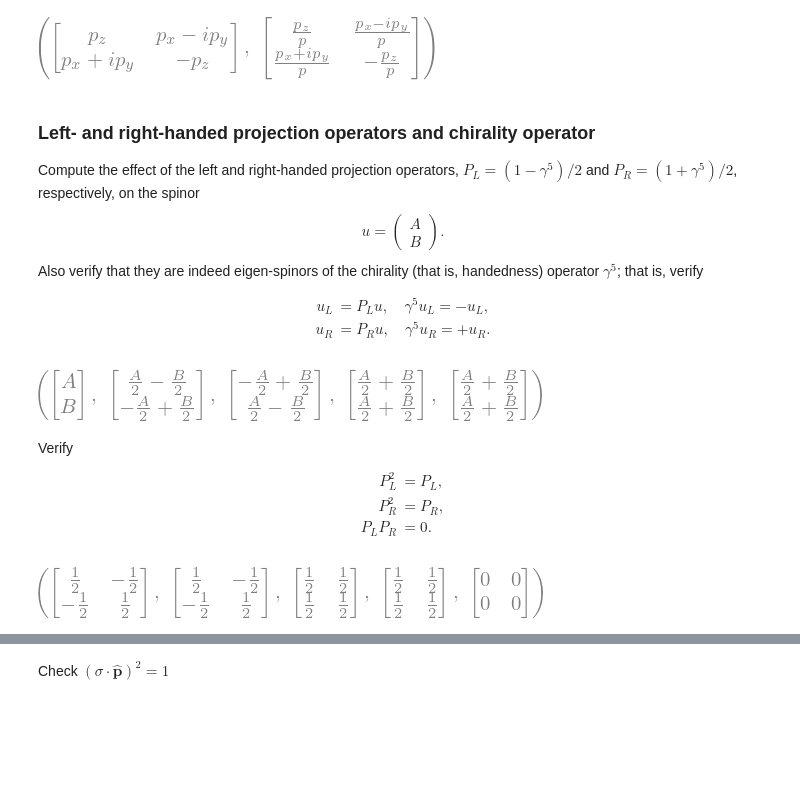
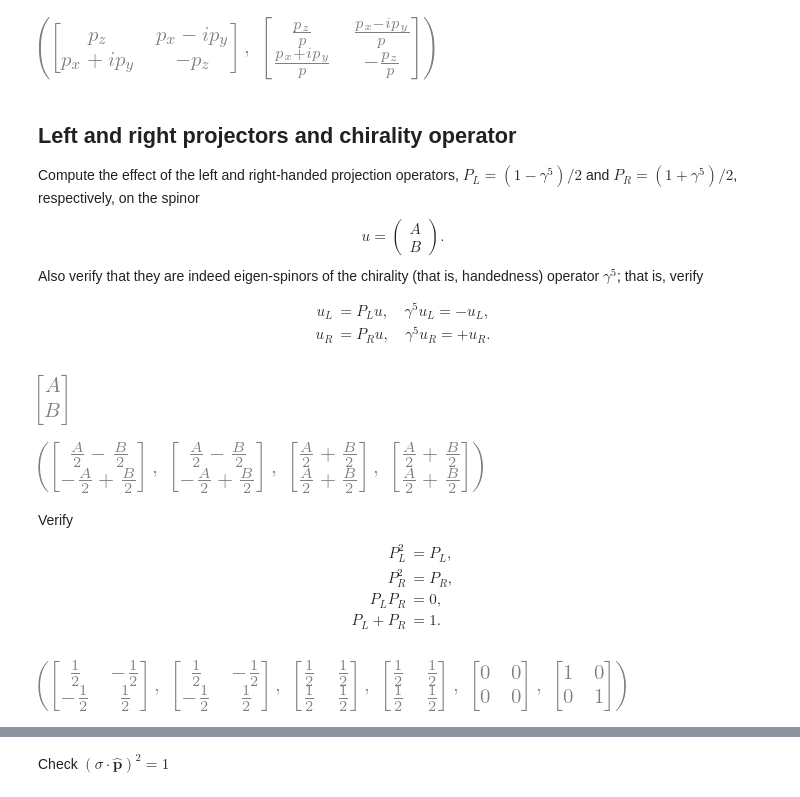
Before and after one commit to hbprosper/HEP1, a Jupyter notebook: xsections/EplusEminusToMuonPairs.ipynb, the cells around one changed output, grey strips where cells are left out. Cells and saved outputs as stored; diff of their text form; code cells hidden in the pictures; blank space fills up the shorter version.

```diff
--- a/xsections/EplusEminusToMuonPairs.ipynb
+++ b/xsections/EplusEminusToMuonPairs.ipynb
@@ -166,30 +176,35 @@ sigmap, sigmaphat
 # %% [output]
 [figure]
 # %% [markdown]
-### Left- and right-handed projection operators and chirality operator
+## Left and right projectors and chirality operator
 Compute the effect of the left and right-handed projection operators, $P_L = (1 - \gamma^5)/2$ and $P_R = (1 + \gamma^5)/2$, respectively, on the spinor $$u = \begin{pmatrix} A \\ B \end{pmatrix}.$$ Also verify that they are indeed eigen-spinors of the chirality (that is, handedness) operator $\gamma^5$; that is, verify
 
 \begin{align}
     u_L & = P_L u, \quad \gamma^5 u_L = -u_L, \\
     u_R & = P_R u, \quad \gamma^5 u_R = +u_R.
 \end{align}
+# %%
+AB
+# %% [output]
+[figure, added]
 # %%
 UL = pL*AB
 UR = pR*AB
-AB, UL, g5*UL, UR, g5*UR
+UL, (-g5*UL).expand(), UR, g5*UR
 # %% [output]
-[figure, old version]
+[figure, new version]
 # %% [markdown]
 Verify
 \begin{align}
     P_L^2 & = P_L,\\
     P_R^2 & = P_R,\\
-    P_L P_R & = 0.
+    P_L P_R & = 0,\\
+    P_L + P_R & = 1.
 \end{align}
 # %%
-pL*pL, pL, pR*pR, pR, pL*pR
+pL*pL, pL, pR*pR, pR, pL*pR, pL+pR
 # %% [output]
-[figure, old version]
+[figure, new version]
 # %% [markdown]
 ## Decomposition of Dirac spinors
 
```
Also changed, not shown: parts of 24 cells of this notebook.
